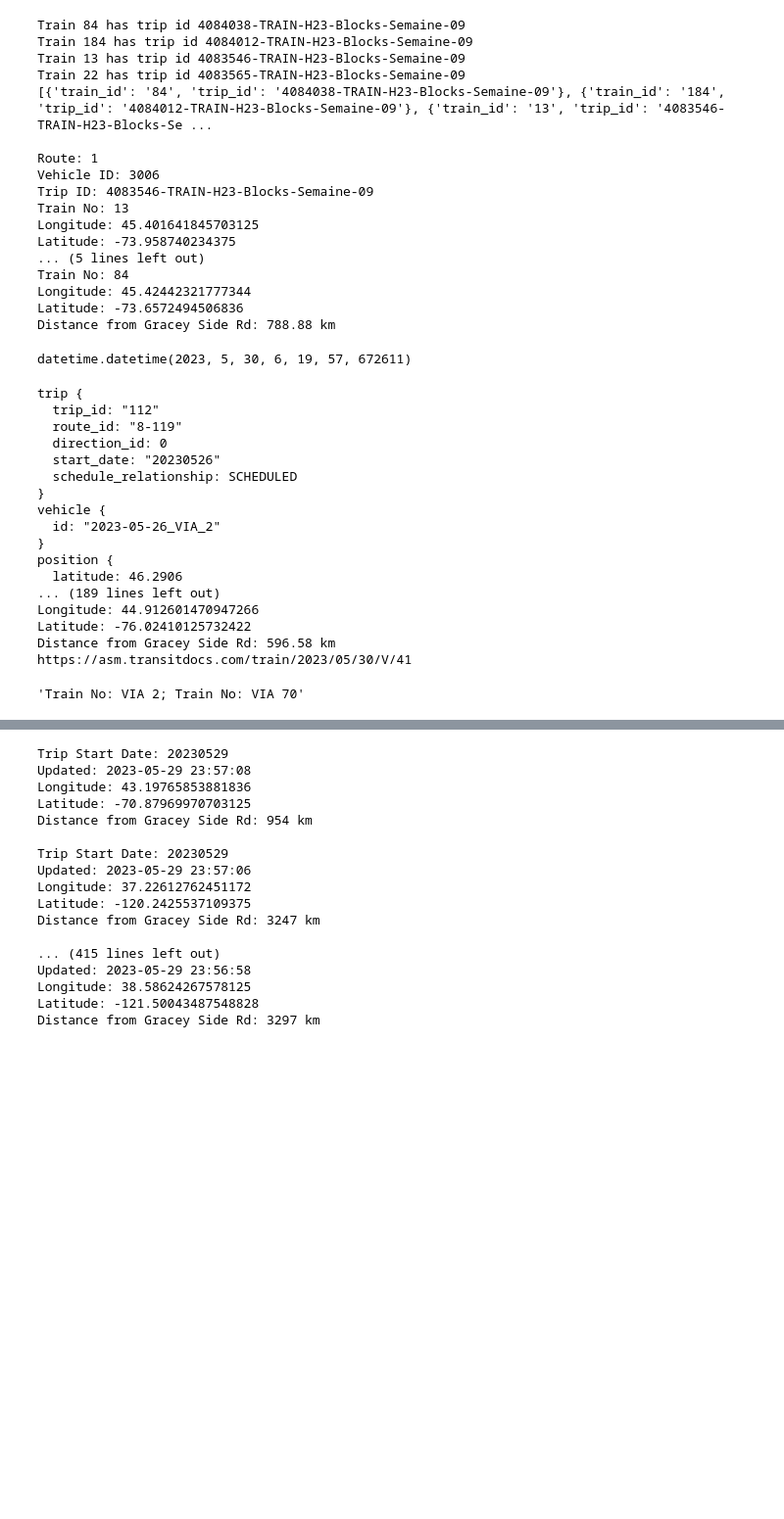
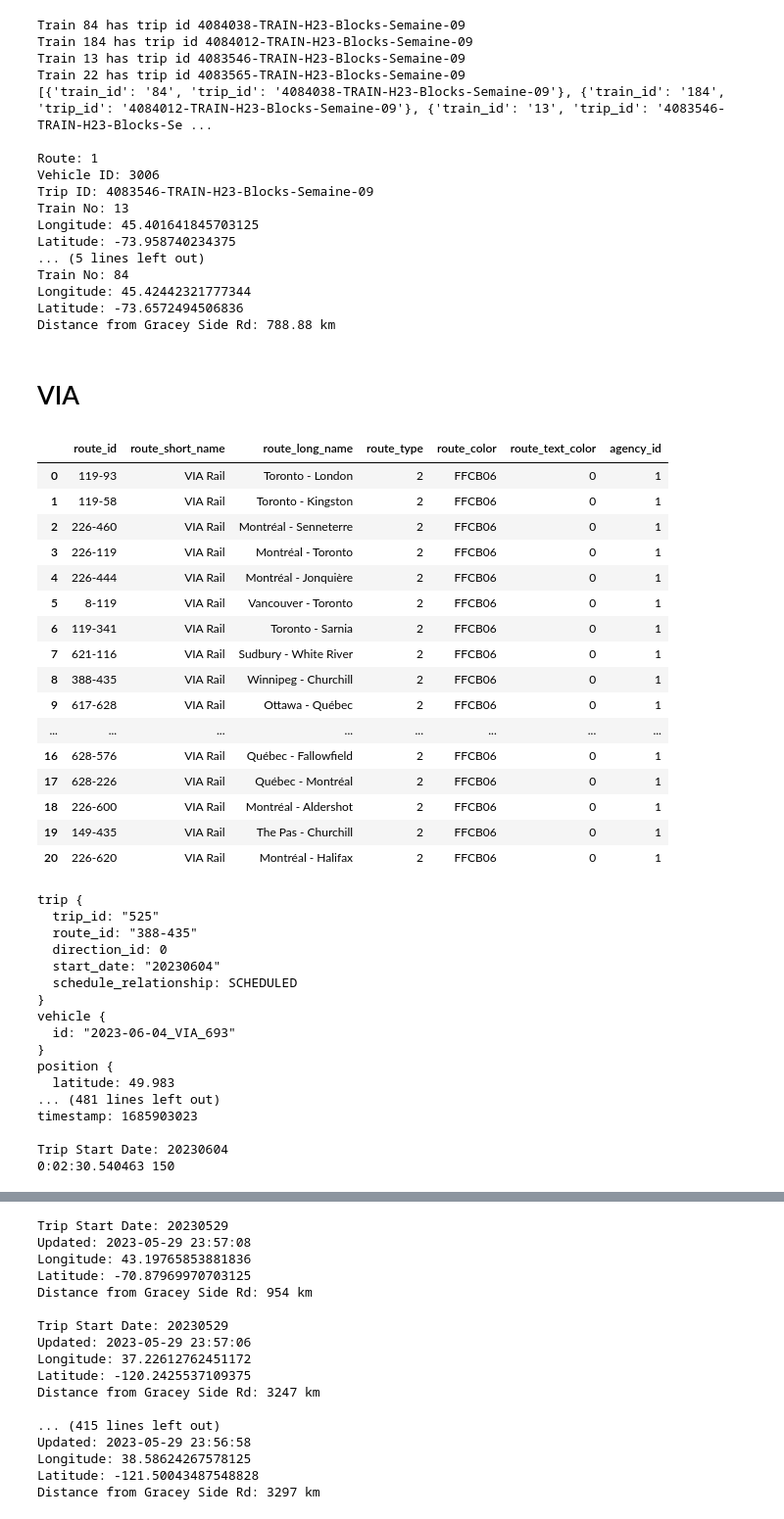
Before and after one commit to georgdenoix/AutomatedTrainSightings, a Jupyter notebook: GTFS Sandbox.ipynb, the cells around one changed output, grey strips where cells are left out. Shown: that part at 98% size. Cells and saved outputs as stored; diff of their text form; code cells hidden in the pictures; blank space fills up the shorter version.

```diff
--- a/GTFS Sandbox.ipynb
+++ b/GTFS Sandbox.ipynb
@@ -223,7 +173,5 @@ Train No: 84
 Longitude: 45.42442321777344
 Latitude: -73.6572494506836
 Distance from Gracey Side Rd: 788.88 km
-# %%
-datetime.now()
-# %% [output]
-datetime.datetime(2023, 5, 30, 6, 19, 57, 672611)
+# %% [markdown]
+# VIA
@@ -229,0 +201,23 @@ datetime.datetime(2023, 5, 30, 6, 19, 57, 672611)
+# %%
+via_trips = pd.read_csv(os.path.join('gtfs', 'viarail', 'trips.txt'))
+via_routes = pd.read_csv(os.path.join('gtfs', 'viarail', 'routes.txt'))
+# %%
+via_routes
+# %% [output]
+|  | route_id | route_short_name | route_long_name | route_type | route_color | route_text_color | agency_id |
+| 0 | 119-93 | VIA Rail | Toronto - London | 2 | FFCB06 | 0 | 1 |
+| 1 | 119-58 | VIA Rail | Toronto - Kingston | 2 | FFCB06 | 0 | 1 |
+| 2 | 226-460 | VIA Rail | Montréal - Senneterre | 2 | FFCB06 | 0 | 1 |
+| 3 | 226-119 | VIA Rail | Montréal - Toronto | 2 | FFCB06 | 0 | 1 |
+| 4 | 226-444 | VIA Rail | Montréal - Jonquière | 2 | FFCB06 | 0 | 1 |
+| 5 | 8-119 | VIA Rail | Vancouver - Toronto | 2 | FFCB06 | 0 | 1 |
+| 6 | 119-341 | VIA Rail | Toronto - Sarnia | 2 | FFCB06 | 0 | 1 |
+| 7 | 621-116 | VIA Rail | Sudbury - White River | 2 | FFCB06 | 0 | 1 |
+| 8 | 388-435 | VIA Rail | Winnipeg - Churchill | 2 | FFCB06 | 0 | 1 |
+| 9 | 617-628 | VIA Rail | Ottawa - Québec | 2 | FFCB06 | 0 | 1 |
+| ... | ... | ... | ... | ... | ... | ... | ... |
+| 16 | 628-576 | VIA Rail | Québec - Fallowfield | 2 | FFCB06 | 0 | 1 |
+| 17 | 628-226 | VIA Rail | Québec - Montréal | 2 | FFCB06 | 0 | 1 |
+| 18 | 226-600 | VIA Rail | Montréal - Aldershot | 2 | FFCB06 | 0 | 1 |
+| 19 | 149-435 | VIA Rail | The Pas - Churchill | 2 | FFCB06 | 0 | 1 |
+| 20 | 226-620 | VIA Rail | Montréal - Halifax | 2 | FFCB06 | 0 | 1 |
@@ -238,13 +238,29 @@ for via_train in via_feed.entity:
 
         print('Trip Start Date: ' + vehicle.trip.start_date)
         timedelta = datetime.now() - datetime.fromtimestamp(vehicle.timestamp)
+
+        if timedelta.seconds > 90:
+            #print(f"data is {timedelta.seconds} too old, skipping")
+            print(timedelta, timedelta.seconds)
+            continue
+        else:
+            print(timedelta, timedelta.seconds)
+
+
         print('Updated: ' + datetime.fromtimestamp(vehicle.timestamp).strftime('%Y-%m-%d %H:%M:%S') + ', ' + str(timedelta) + ' ago.')
 
+        # resolve route
+        try:
+            condition = via_routes['route_id'] == vehicle.trip.route_id
+            print('Route: ' + str(via_routes.loc[condition, 'route_long_name'].values[0]))
+        except Exception as ex:
+            print(ex)
 
+        # resolve trip
         try:
             # because trip_id is numeric, pandas stores it as integer
             condition = (via_trips['trip_id'] == int(vehicle.trip.trip_id)) & (via_trips['route_id'] == vehicle.trip.route_id)
-            print('Train ID: ' + via_trips.loc[condition, 'trip_short_name'].values[0])
+            print('Train Number (Trip Short Name): ' + via_trips.loc[condition, 'trip_short_name'].values[0])
             print('Destination: ' + via_trips.loc[condition, 'trip_headsign'].values[0])
         except:
             pass
@@ -260,23 +276,19 @@ for via_train in via_feed.entity:
         print()
 # %% [output]
 trip {
-  trip_id: "112"
-  route_id: "8-119"
+  trip_id: "525"
+  route_id: "388-435"
   direction_id: 0
-  start_date: "20230526"
+  start_date: "20230604"
   schedule_relationship: SCHEDULED
 }
 vehicle {
-  id: "2023-05-26_VIA_2"
+  id: "2023-06-04_VIA_693"
 }
 position {
-  latitude: 46.2906
-... (189 lines left out)
-Longitude: 44.912601470947266
-Latitude: -76.02410125732422
-Distance from Gracey Side Rd: 596.58 km
-https://asm.transitdocs.com/train/2023/05/30/V/41
+  latitude: 49.983
+... (481 lines left out)
+timestamp: 1685903023
+
+Trip Start Date: 20230604
+0:02:30.540463 150
-# %%
-'; '.join(train_list)
-# %% [output]
-'Train No: VIA 2; Train No: VIA 70'
```
Also changed, not shown: parts of 24 cells of this notebook, 2 other files.
